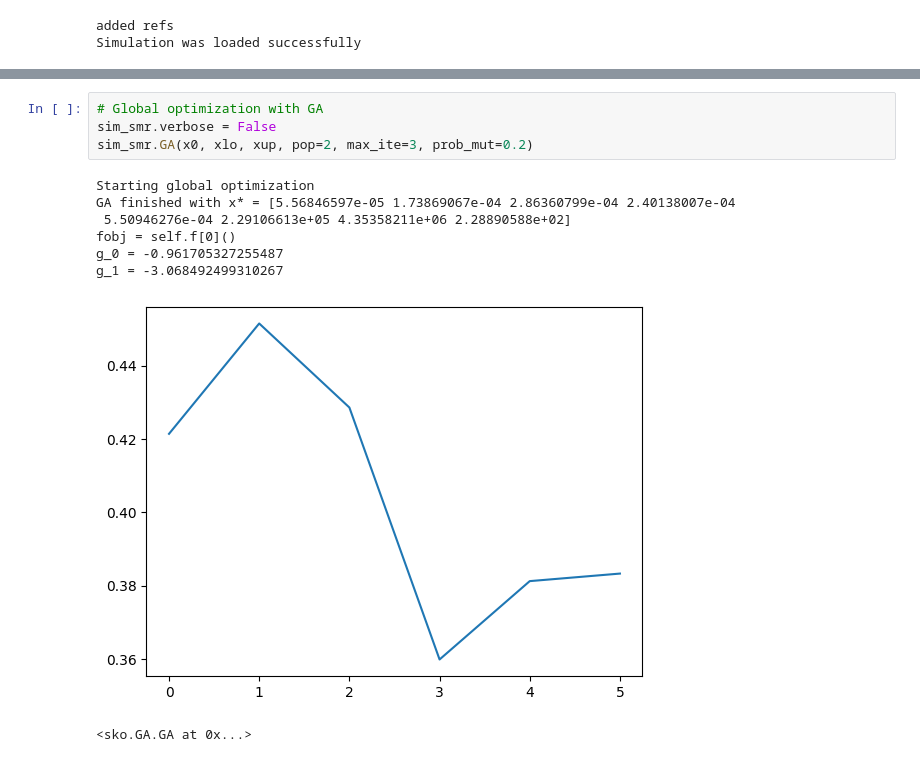
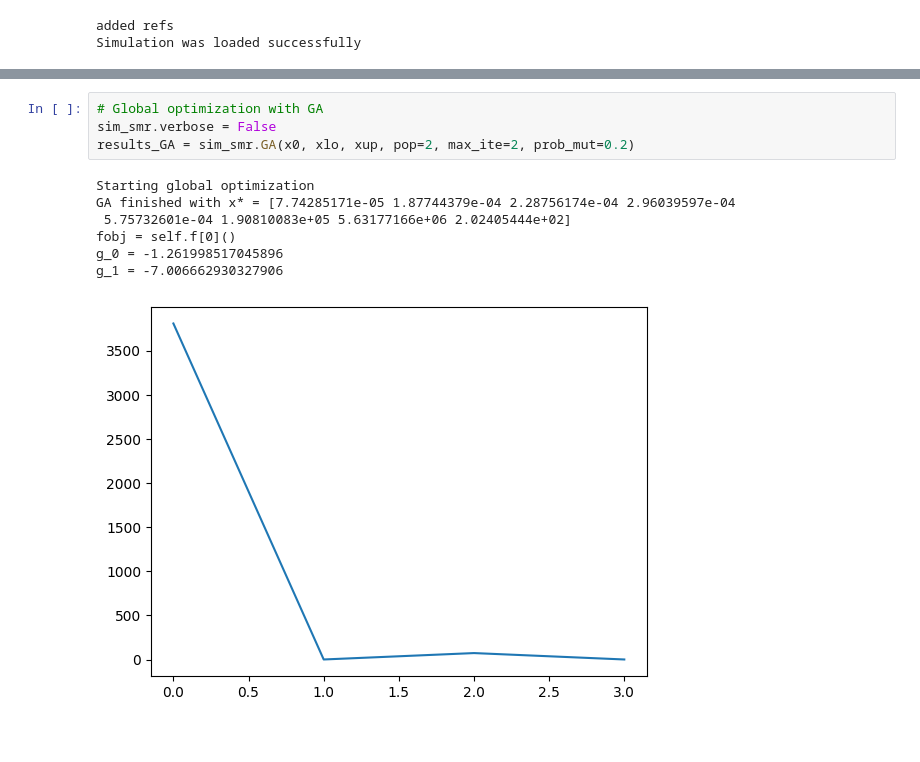
Before and after one commit to lf-santos/dwsimopt, a Jupyter notebook: examples/example_v0.2.ipynb, the cells around one changed output, grey strips where cells are left out. Saved outputs shown, nothing was run; the diff lists cells and outputs as text.

```diff
--- a/examples/example_v0.2.ipynb
+++ b/examples/example_v0.2.ipynb
@@ -124,13 +145,12 @@ g_1 = 18.299359027951596
 # %%
 # Global optimization with GA
 sim_smr.verbose = False
-sim_smr.GA(x0, xlo, xup, pop=2, max_ite=3, prob_mut=0.2)
+results_GA = sim_smr.GA(x0, xlo, xup, pop=2, max_ite=2, prob_mut=0.2)
 # %% [output]
 Starting global optimization
-GA finished with x* = [5.56846597e-05 1.73869067e-04 2.86360799e-04 2.40138007e-04
- 5.50946276e-04 2.29106613e+05 4.35358211e+06 2.28890588e+02]
+GA finished with x* = [7.74285171e-05 1.87744379e-04 2.28756174e-04 2.96039597e-04
+ 5.75732601e-04 1.90810083e+05 5.63177166e+06 2.02405444e+02]
 fobj = self.f[0]()
-g_0 = -0.961705327255487
-g_1 = -3.068492499310267
+g_0 = -1.261998517045896
+g_1 = -7.006662930327906
-[figure, old version]
+[figure, new version]
-<sko.GA.GA at 0x...>
```
Also changed, not shown: parts of 6 cells of this notebook, 10 other files.
